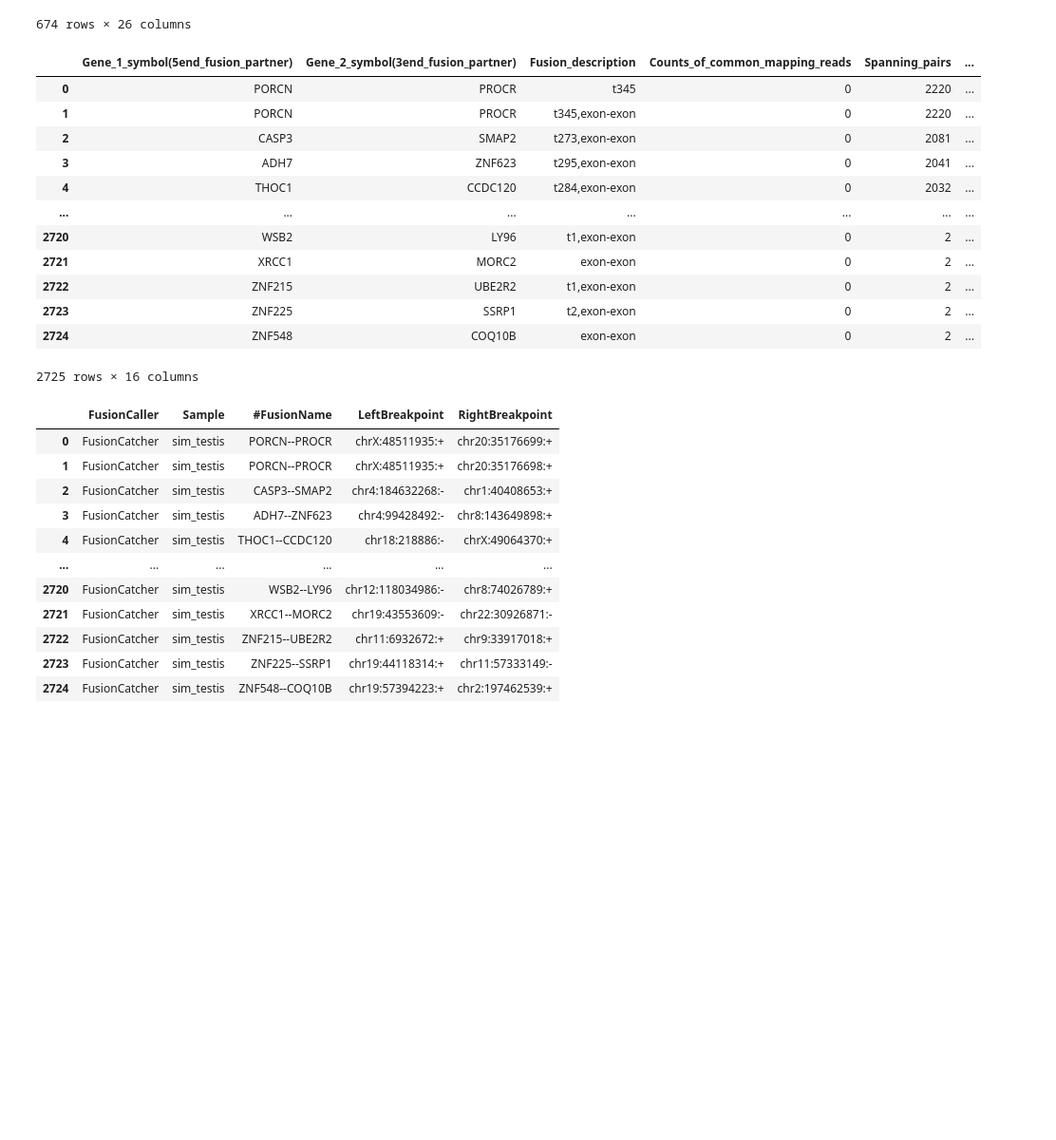
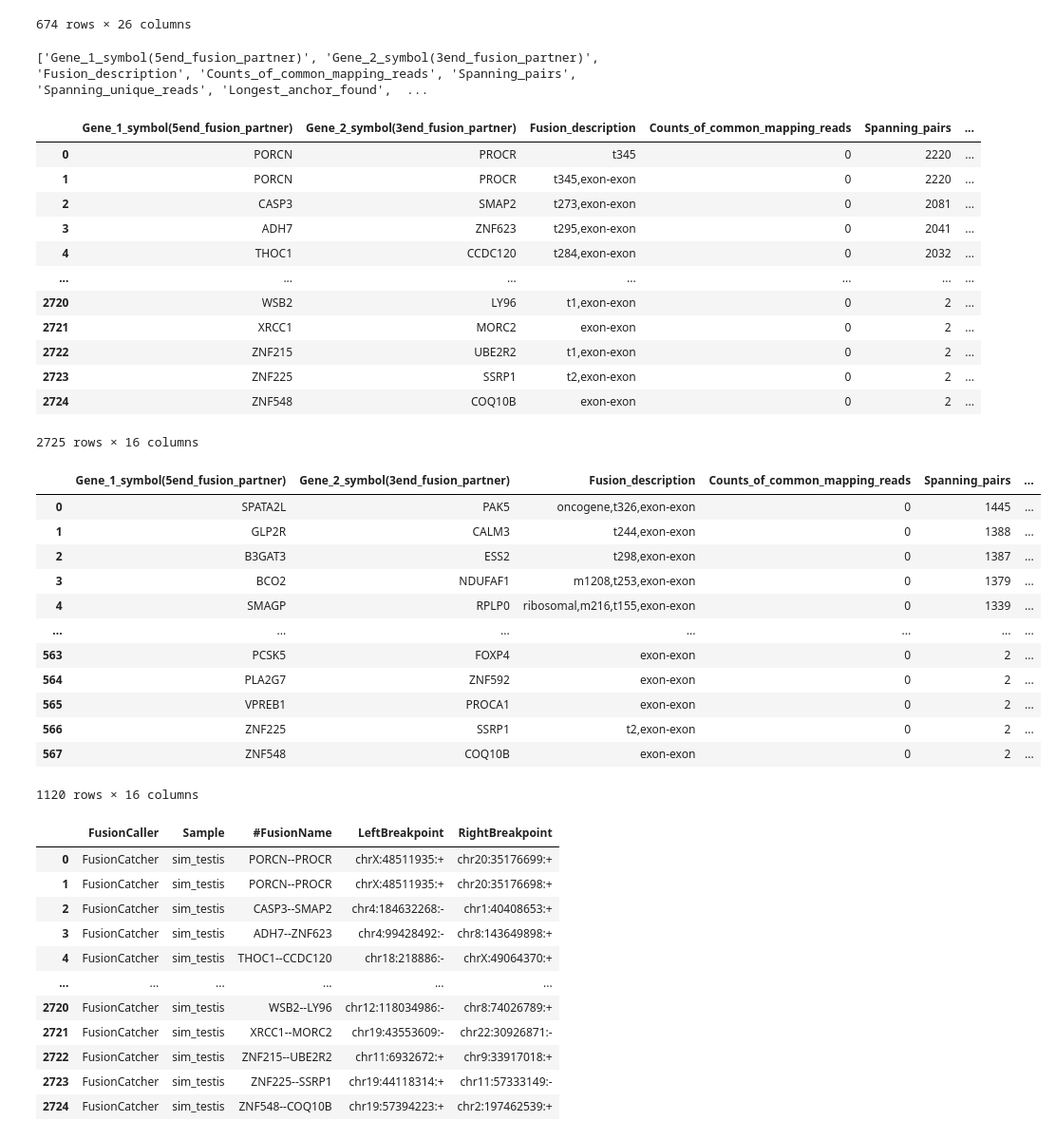
Before and after one commit to RMichae1/gene_fusion, a Jupyter notebook: Fusion_Analysis.ipynb, the cells around one changed output. Shown: that part at 95% size. Saved outputs shown, nothing was run; the diff lists cells and outputs as text; code cells hidden in the pictures; blank space fills up the shorter version.

```diff
--- a/Fusion_Analysis.ipynb
+++ b/Fusion_Analysis.ipynb
@@ -78,8 +78,10 @@ adi_fmap_df
 674 rows × 26 columns
 # %%
 fcatcher_df = pd.read_csv("/home/rimichael/Uni/KU_BioInf/projects/gene_fusion/output/fcatcher/final-list_candidate-fusion-genes.txt", sep="\t")
+print(list(fcatcher_df))
 fcatcher_df
 # %% [output]
+['Gene_1_symbol(5end_fusion_partner)', 'Gene_2_symbol(3end_fusion_partner)', 'Fusion_description', 'Counts_of_common_mapping_reads', 'Spanning_pairs', 'Spanning_unique_reads', 'Longest_anchor_found',  ...
 |  | Gene_1_symbol(5end_fusion_partner) | Gene_2_symbol(3end_fusion_partner) | Fusion_description | Counts_of_common_mapping_reads | Spanning_pairs | ... |
 | 0 | PORCN | PROCR | t345 | 0 | 2220 | ... |
 | 1 | PORCN | PROCR | t345,exon-exon | 0 | 2220 | ... |
@@ -92,7 +94,28 @@ fcatcher_df
 | 2722 | ZNF215 | UBE2R2 | t1,exon-exon | 0 | 2 | ... |
 | 2723 | ZNF225 | SSRP1 | t2,exon-exon | 0 | 2 | ... |
 | 2724 | ZNF548 | COQ10B | exon-exon | 0 | 2 | ... |
-2725 rows × 16 columns
+2725 rows × 16 columns
+# %%
+fcatcher2_df = pd.read_csv("/home/rimichael/Uni/KU_BioInf/projects/gene_fusion/output/sim4_reads/fcatcher/final-list_candidate-fusion-genes.txt",
+                          sep = "\t")
+fcatcher3_df = pd.read_csv("/home/rimichael/Uni/KU_BioInf/projects/gene_fusion/output/sim3_reads/fcatcher/final-list_candidate-fusion-genes.txt",
+                          sep = "\t")
+total_fcatcher_df = fcatcher2_df.append(fcatcher3_df)
+total_fcatcher_df
+# %% [output]
+|  | Gene_1_symbol(5end_fusion_partner) | Gene_2_symbol(3end_fusion_partner) | Fusion_description | Counts_of_common_mapping_reads | Spanning_pairs | ... |
+| 0 | SPATA2L | PAK5 | oncogene,t326,exon-exon | 0 | 1445 | ... |
+| 1 | GLP2R | CALM3 | t244,exon-exon | 0 | 1388 | ... |
+| 2 | B3GAT3 | ESS2 | t298,exon-exon | 0 | 1387 | ... |
+| 3 | BCO2 | NDUFAF1 | m1208,t253,exon-exon | 0 | 1379 | ... |
+| 4 | SMAGP | RPLP0 | ribosomal,m216,t155,exon-exon | 0 | 1339 | ... |
+| ... | ... | ... | ... | ... | ... | ... |
+| 563 | PCSK5 | FOXP4 | exon-exon | 0 | 2 | ... |
+| 564 | PLA2G7 | ZNF592 | exon-exon | 0 | 2 | ... |
+| 565 | VPREB1 | PROCA1 | exon-exon | 0 | 2 | ... |
+| 566 | ZNF225 | SSRP1 | t2,exon-exon | 0 | 2 | ... |
+| 567 | ZNF548 | COQ10B | exon-exon | 0 | 2 | ... |
+1120 rows × 16 columns
 # %%
 f_unified_df = pd.DataFrame(columns=["FusionCaller", "Sample", "#FusionName", "LeftBreakpoint", "RightBreakpoint"])
 f_unified_df["#FusionName"] = fcatcher_df["Gene_1_symbol(5end_fusion_partner)"].astype(str) + "--" + fcatcher_df["Gene_2_symbol(3end_fusion_partner)"].astype(str)
```
Also changed, not shown: parts of 7 cells of this notebook, 2 other files.
